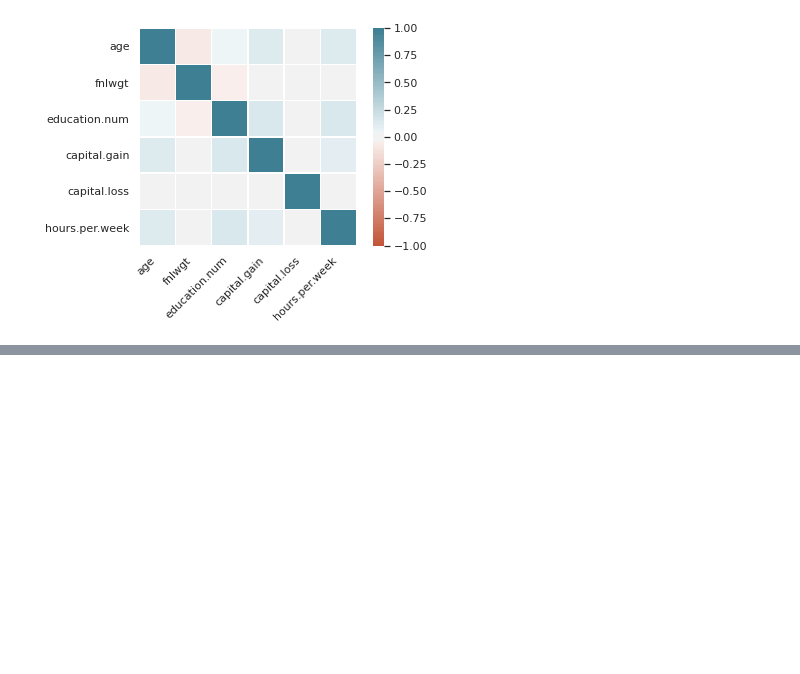
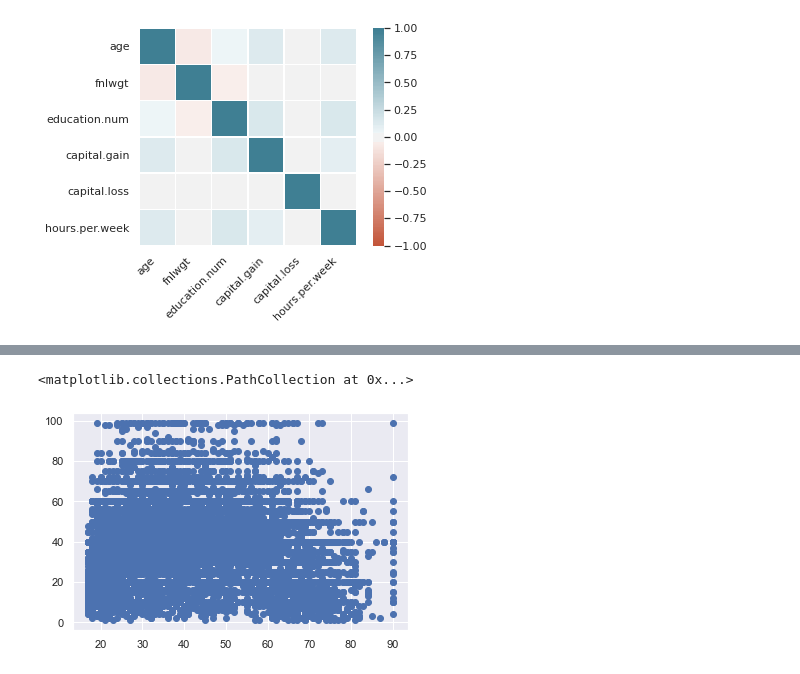
Before and after one commit to nicholasanthonys/tubes-probabilias-statistika, a Jupyter notebook: Tubes Data Cleaning.ipynb, the cells around one changed output, grey strips where cells are left out. Cells and saved outputs as stored; diff of their text form; code cells hidden in the pictures; blank space fills up the shorter version.

```diff
--- a/Tubes Data Cleaning.ipynb
+++ b/Tubes Data Cleaning.ipynb
@@ -180,0 +192,5 @@ ax.set_xticklabels(
+# %%
+plt.scatter(datacensus["age"], datacensus["hours.per.week"])
+# %% [output]
+<matplotlib.collections.PathCollection at 0x...>
+[figure, added]
```
Also changed, not shown: parts of 17 cells of this notebook.
